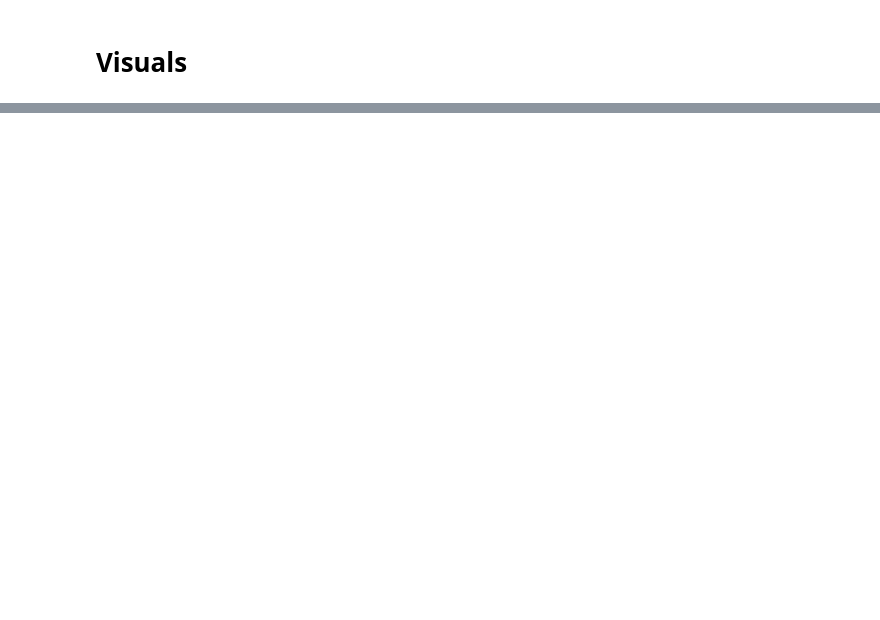
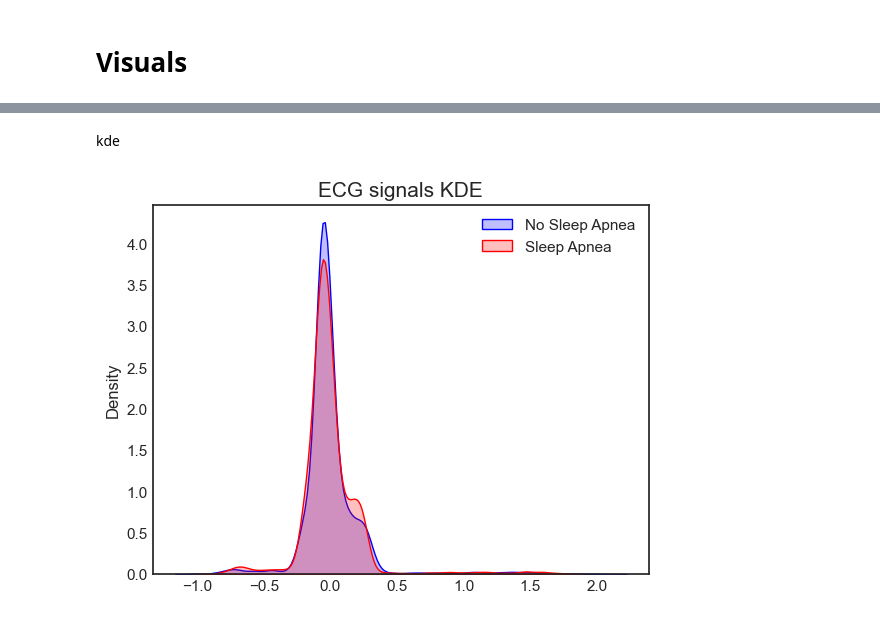
Before and after one commit to Wannesv99/ML2-Apnea-Detection, a Jupyter notebook: Apnea_data/data_visualization.ipynb, the cells around one changed output, grey strips where cells are left out. Saved outputs shown, nothing was run; the diff lists cells and outputs as text; code cells hidden in the pictures; blank space fills up the shorter version.

```diff
--- a/Apnea_data/data_visualization.ipynb
+++ b/Apnea_data/data_visualization.ipynb
@@ -83,0 +91,18 @@ plt.show()
+# %% [markdown]
+kde
+# %%
+# Kernel density estimation plot (KDE) (probability distribution)
+
+fig=plt.figure()
+plt.style.use("seaborn-v0_8-white")
+plt.title( 'ECG signals KDE', fontsize = 15)
+
+sns.set(style='darkgrid')
+sns.kdeplot(data=apnea, label='No Sleep Apnea', fill=True, color= 'blue')
+sns.kdeplot(data=no_apnea, label='Sleep Apnea', fill=True, color= 'red')
+plt.legend()
+
+plt.savefig('./plots/ecg_kde.png', bbox_inches='tight')
+plt.show()
+# %% [output]
+[figure, added]
```
Also changed, not shown: parts of 7 cells of this notebook, 4 other files.
